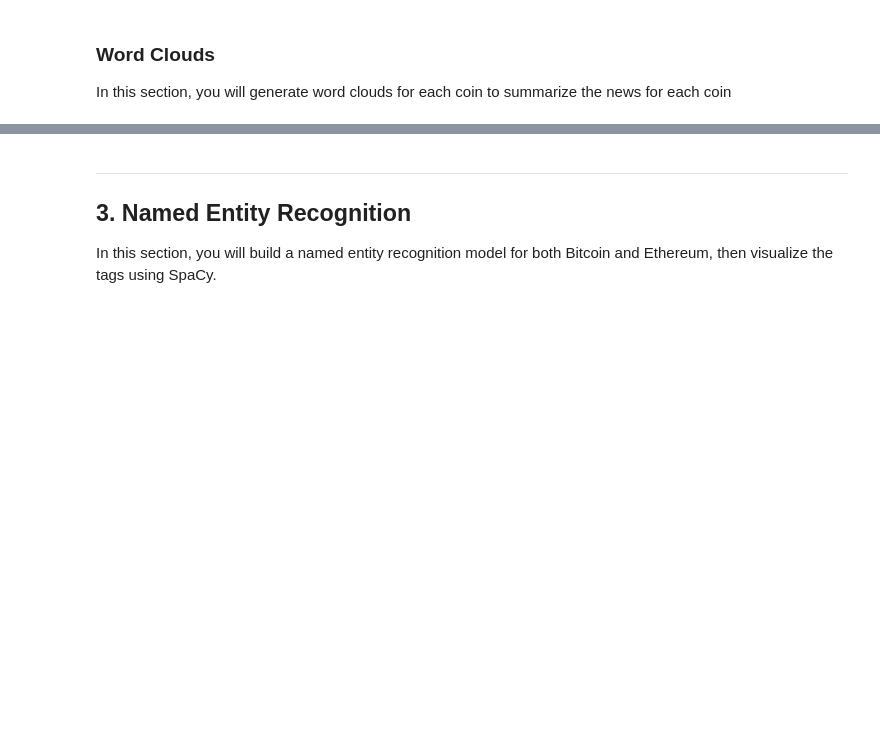
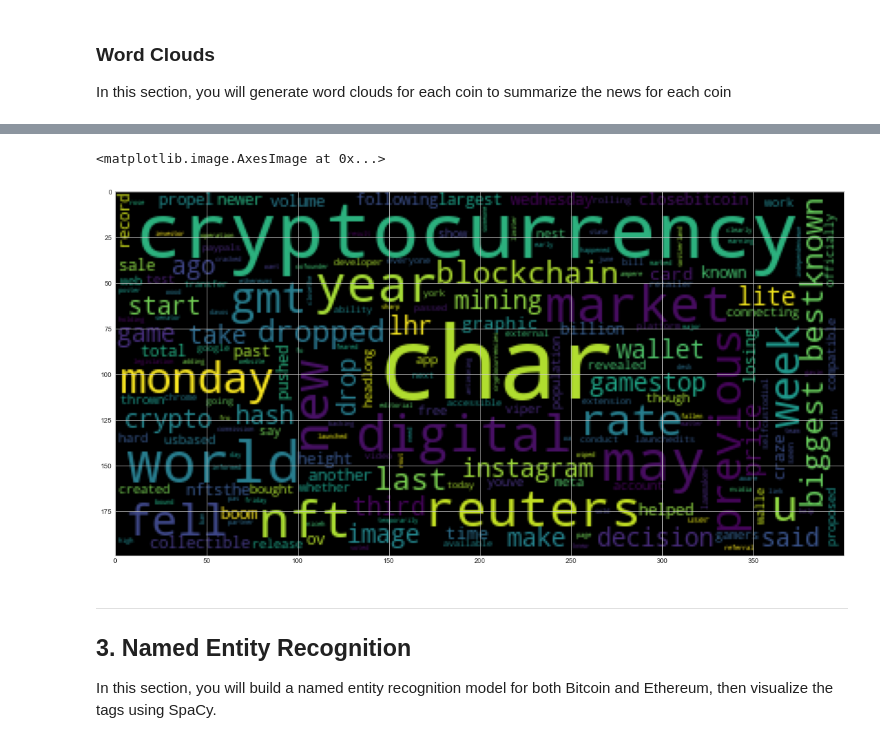
Before and after one commit to AkanSri/Rutgers-FinTech, a Jupyter notebook: 02-Homework/12-NLP/Starter_Code/crypto_sentiment.ipynb, the cells around one changed output, grey strips where cells are left out. Cells and saved outputs as stored; diff of their text form; code cells hidden in the pictures; blank space fills up the shorter version.

```diff
--- a/02-Homework/12-NLP/Starter_Code/crypto_sentiment.ipynb
+++ b/02-Homework/12-NLP/Starter_Code/crypto_sentiment.ipynb
@@ -347,6 +352,11 @@ mpl.rcParams['figure.figsize'] = [20.0, 10.0]
 # %%
 # Generate the Ethereum word cloud
-# YOUR CODE HERE!
+ethereum_string = ' '.join(ethereum_tokens)
+wc_ethereum = WordCloud().generate(ethereum_string)
+plt.imshow(wc_ethereum)
+# %% [output]
+<matplotlib.image.AxesImage at 0x...>
+[figure, added]
 # %% [markdown]
 ---
 ## 3. Named Entity Recognition
```
Also changed, not shown: parts of 1 cell of this notebook, 2 other files.
